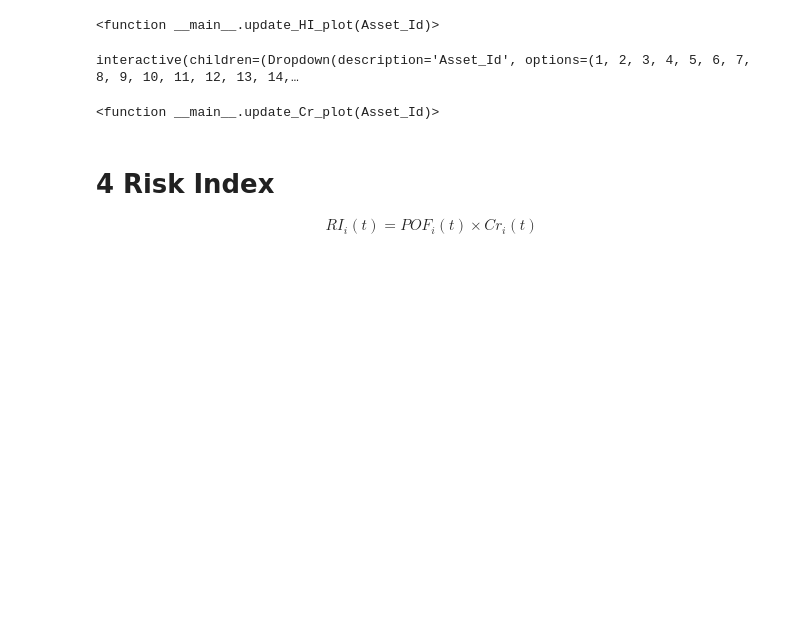
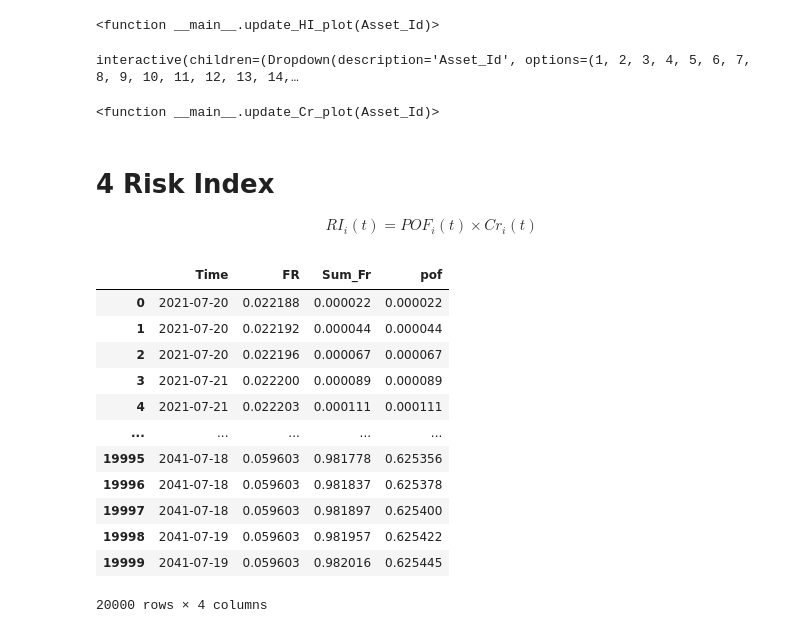
Before and after one commit to dlalvareza/PywerAPM, a Jupyter notebook: 01_Note_Books/04_Challenge_Risk_Assessment.ipynb, the cells around one changed output. Drawn from its saved outputs; the diff is of its cells as text; code cells hidden in the pictures; blank space fills up the shorter version.

Commit message:
Improvements in the risk assessment module

```diff
--- a/01_Note_Books/04_Challenge_Risk_Assessment.ipynb
+++ b/01_Note_Books/04_Challenge_Risk_Assessment.ipynb
@@ -86,4 +86,4 @@ map directly to c-types [inferred_type->mixed,key->block1_values] [items->Index(
 asset_list_id   = list(assets.Asset_Portfolio.keys())        # List of asset id
 # %%
 df_ACP           = load_criticality()    # Montecarlo simulations
-df_ACP
+df_ACP['Cr']     = df_ACP['Cr']*1000
@@ -173,3 +160,26 @@ interactive(children=(Dropdown(description='Asset_Id', options=(1, 2, 3, 4, 5, 6
 \begin{equation*}
 RI_i \left( t \right) = POF_i \left( t \right) \times  Cr_i \left( t \right)
 \end{equation*}
+# %%
+from OPT_Module import OPT
+asset_id    = 1
+l_asset     = assets.Asset_Portfolio[asset_id]
+data        = DMS.scenario['Base'][asset_id]
+opt_des     = OPT(l_asset,data)
+df_current  = opt_des.Current_Con_Rel_asseesment(n_years)
+# %%
+df_current
+# %% [output]
+|  | Time | FR | Sum_Fr | pof |
+| 0 | 2021-07-20 | 0.022188 | 0.000022 | 0.000022 |
+| 1 | 2021-07-20 | 0.022192 | 0.000044 | 0.000044 |
+| 2 | 2021-07-20 | 0.022196 | 0.000067 | 0.000067 |
+| 3 | 2021-07-21 | 0.022200 | 0.000089 | 0.000089 |
+| 4 | 2021-07-21 | 0.022203 | 0.000111 | 0.000111 |
+| ... | ... | ... | ... | ... |
+| 19995 | 2041-07-18 | 0.059603 | 0.981778 | 0.625356 |
+| 19996 | 2041-07-18 | 0.059603 | 0.981837 | 0.625378 |
+| 19997 | 2041-07-18 | 0.059603 | 0.981897 | 0.625400 |
+| 19998 | 2041-07-19 | 0.059603 | 0.981957 | 0.625422 |
+| 19999 | 2041-07-19 | 0.059603 | 0.982016 | 0.625445 |
+20000 rows × 4 columns
```
Also changed, not shown: parts of 9 cells of this notebook, 6 other files.
